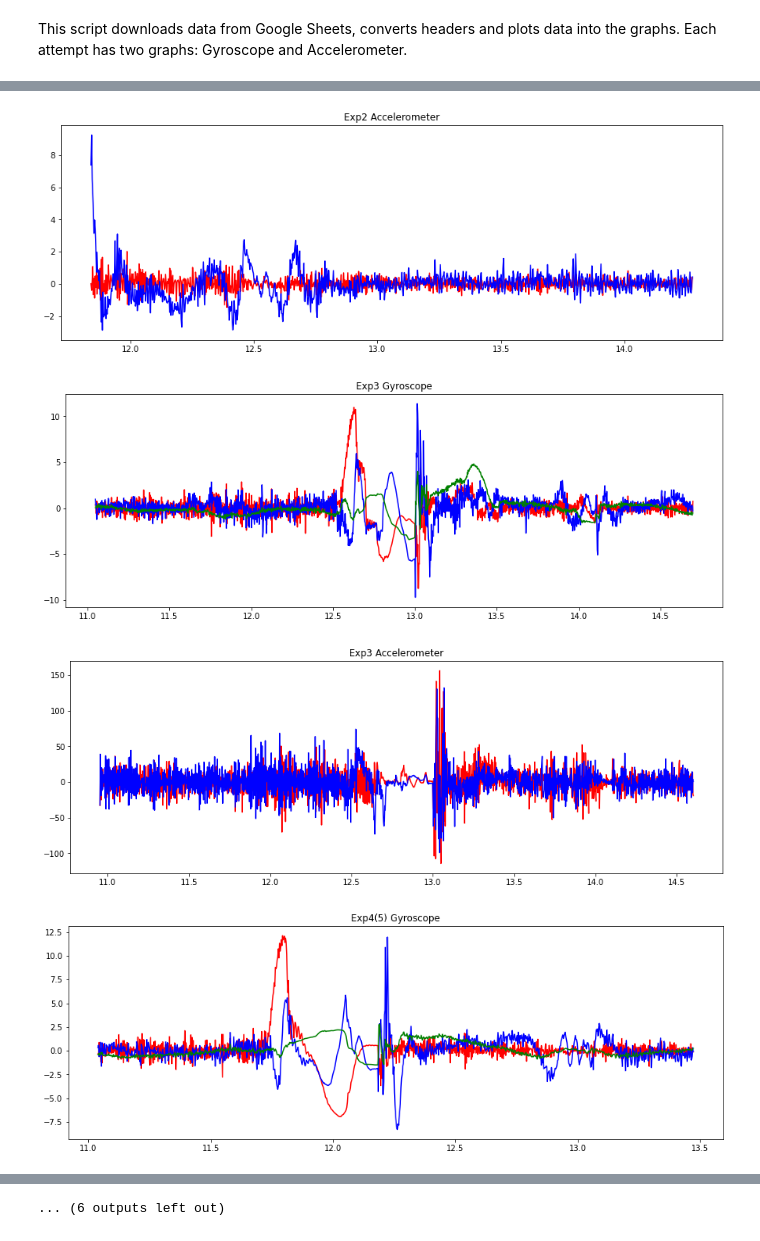
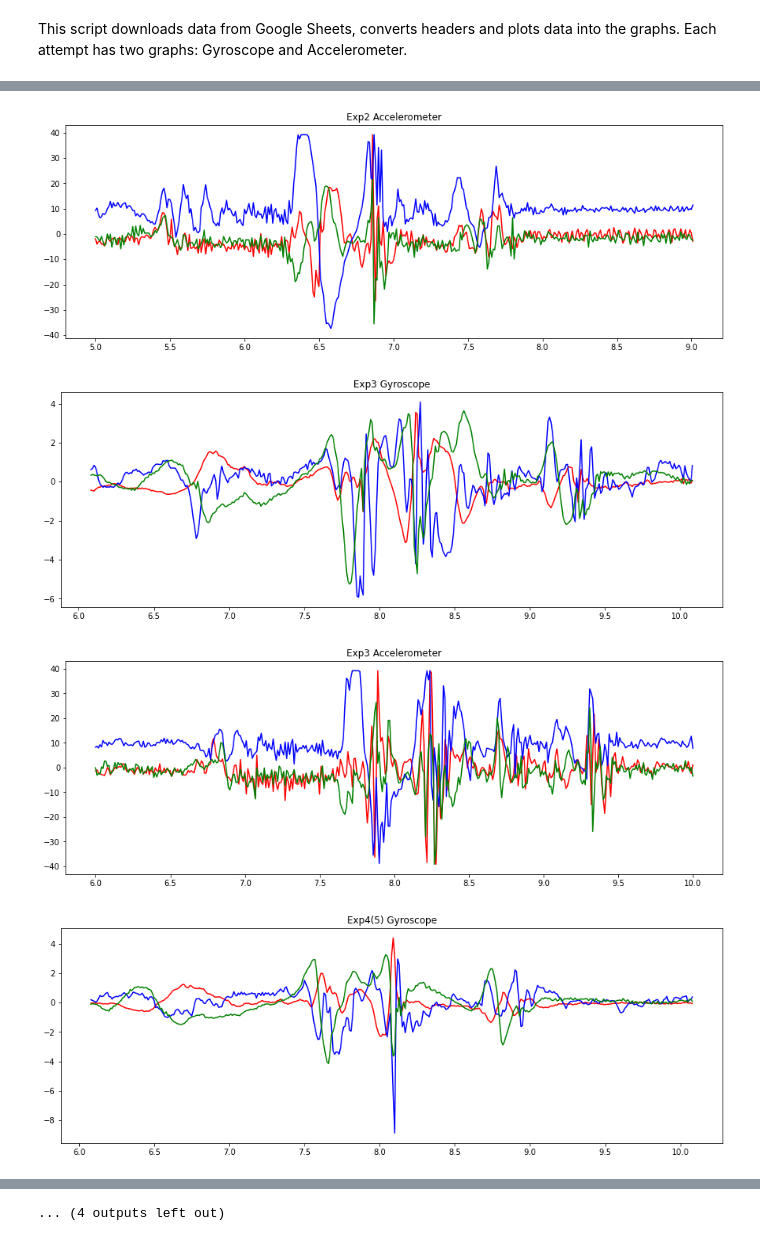
Before and after one commit to TD27/Project_Skateboard, a Jupyter notebook: Data_processing-sensor_on_leg.ipynb, the cells around one changed output, grey strips where cells are left out. Saved outputs shown, nothing was run; the diff lists cells and outputs as text; code cells hidden in the pictures.

Commit message:
corrected names of variables to small letters, changed from the sensor on the skateboard to the sensor on the leg

```diff
--- a/Data_processing-sensor_on_leg.ipynb
+++ b/Data_processing-sensor_on_leg.ipynb
@@ -38,21 +38,21 @@ URL_keys_skateboard = {
 Each attempt takes 20 seconds, but only 2-3 seconds are vital. Following "ranges" focus on the most critical data for further analysis.
 # %%
 ranges = {
-    "Exp2" : [4500,5500],
-    "Exp3" : [4500,6000],
-    "Exp4(5)" : [4500,5500],
-    "Exp5" : [4000,5500],
-    "Exp6(7)" : [4000,5000],
-    "Exp7(8)" : [3500,5000],
-    "Exp8(9)" : [4500,6000],
-    "Exp9(10)" : [3000,4000],
-    "Exp10(11)" : [6000,7500]
+    "Exp2" : [500,900],
+    "Exp3" : [600,1000],
+    "Exp4(5)" : [600,1000],
+    "Exp5" : [600,1000],
+    "Exp6(7)" : [600,1000],
+    "Exp7(8)" : [550,950],
+    "Exp8(9)" : [700,1100],
+    "Exp9(10)" : [1250,1750],
+    "Exp10(11)" : [700,1100]
 }
 # %% [markdown]
 This script downloads data from Google Sheets, converts headers and plots data into the graphs. Each attempt has two graphs: Gyroscope and Accelerometer.
 # %%
-for i in URL_keys_skateboard:
-    google_sheet_ID=URL_keys_skateboard[i]
+for i in URL_keys_leg:
+    google_sheet_ID=URL_keys_leg[i]
     worksheet_name='Gyroscope'
     path='https://docs.google.com/spreadsheets/d/{0}/gviz/tq?tqx=out:csv&sheet={1}'.format(
         google_sheet_ID,
@@ -66,7 +66,7 @@ for i in URL_keys_skateboard:
     data_gyr.columns = [c.replace('_(s)', '') for c in data_gyr.columns]
 
 
-    google_sheet_ID=URL_keys_skateboard[i]
+    google_sheet_ID=URL_keys_leg[i]
     worksheet_name='Accelerometer'
     path='https://docs.google.com/spreadsheets/d/{0}/gviz/tq?tqx=out:csv&sheet={1}'.format(
         google_sheet_ID,
@@ -97,7 +97,7 @@ for i in URL_keys_skateboard:
     plt.title(title)
     plt.plot(graphdata_acc.Time, graphdata_acc.Acceleration_x, color="red")
     plt.plot(graphdata_acc.Time, graphdata_acc.Acceleration_y, color="blue")
-#    plt.plot(graphdata_acc.Time, graphdata_acc.Acceleration_z, color="green")
+    plt.plot(graphdata_acc.Time, graphdata_acc.Acceleration_z, color="green")
 
     plt.show()
 # %% [output]
@@ -105,4 +105,4 @@ for i in URL_keys_skateboard:
-[figure, old version]
+[figure, new version]
-[figure, old version]
+[figure, new version]
-[figure, old version]
+[figure, new version]
-[figure, old version]
+[figure, new version]
@@ -116 +116 @@ for i in URL_keys_skateboard:
-... (6 outputs left out)
+... (4 outputs left out)
```
Also changed, not shown: parts of 3 cells of this notebook.
